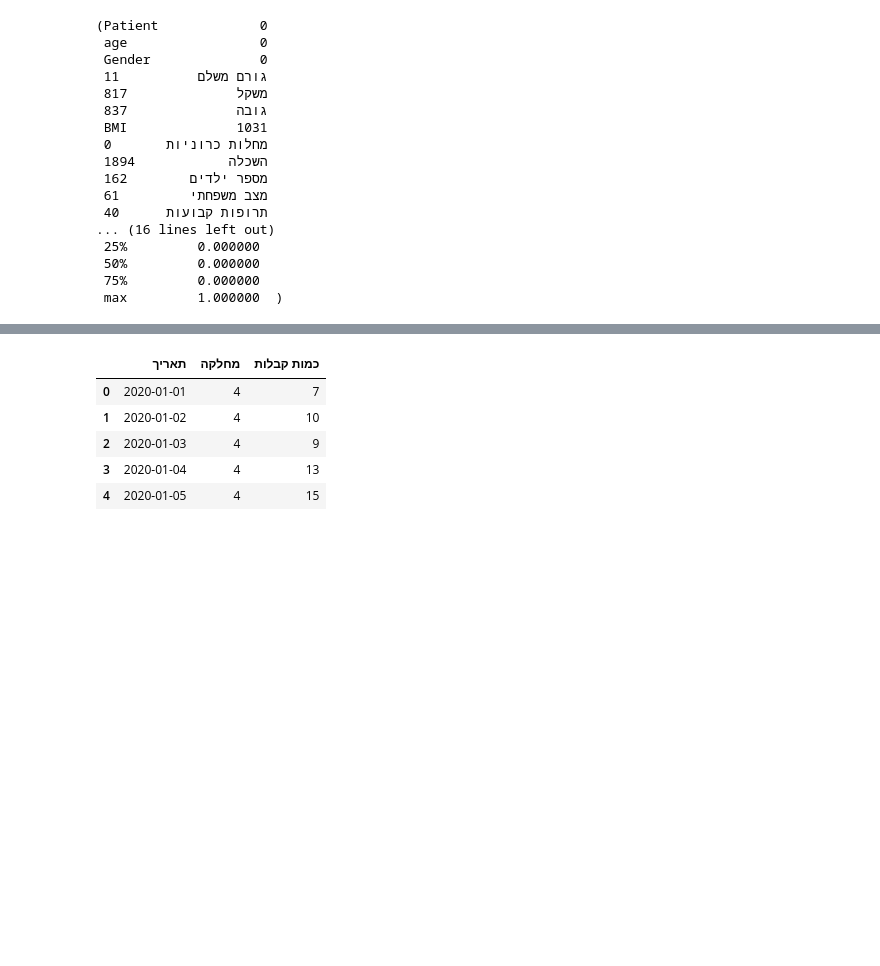
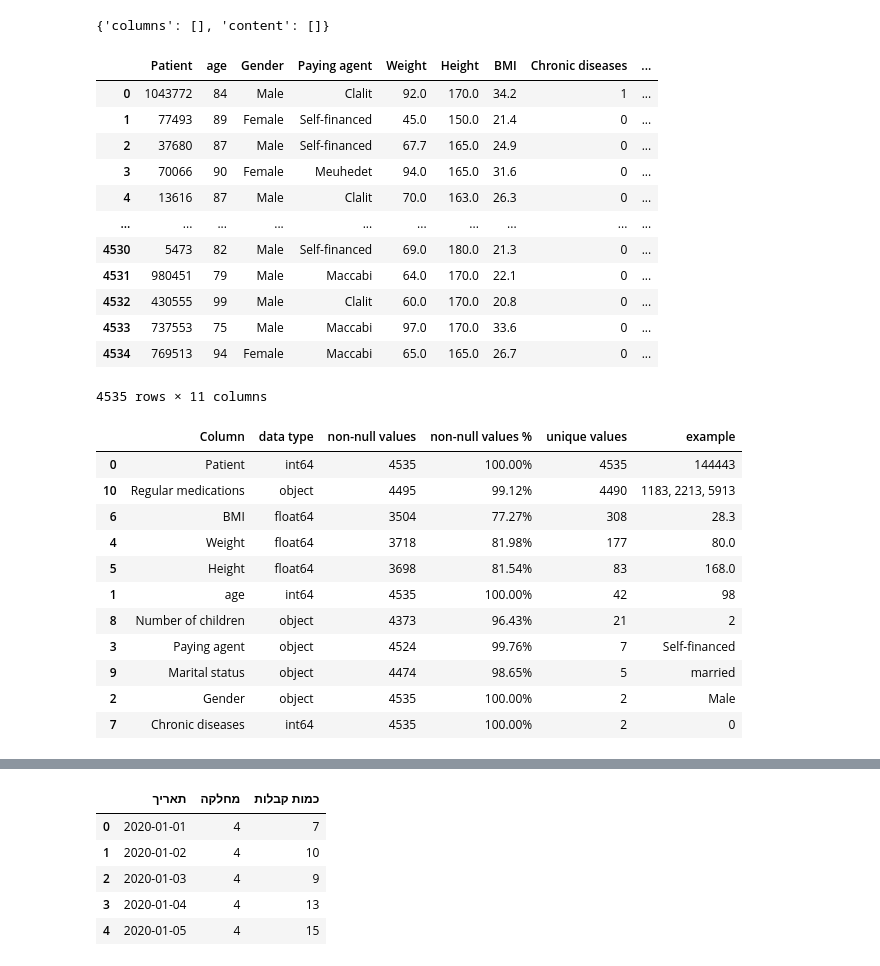
Before and after one commit to RyanWri/data-science2-lab-final-project, a Jupyter notebook: src/team_4/main.ipynb, the cells around one changed output, grey strips where cells are left out. Saved outputs shown, nothing was run; the diff lists cells and outputs as text; code cells hidden in the pictures; blank space fills up the shorter version.

```diff
--- a/src/team_4/main.ipynb
+++ b/src/team_4/main.ipynb
@@ -20,26 +215,40 @@ FileNotFoundError: [Errno 2] No such file or directory: 'src\\data\\GeneralData.
+# %%
+# validate that all the hebrew text was translated.
+# if not, that's probably due to special characters
+content = extract_hebrew_content(general_data_df)
+content
+# %% [output]
+{'columns': [], 'content': []}
+# %%
+general_data_df
+# %% [output]
+|  | Patient | age | Gender | Paying agent | Weight | Height | BMI | Chronic diseases | ... |
+| 0 | 1043772 | 84 | Male | Clalit | 92.0 | 170.0 | 34.2 | 1 | ... |
+| 1 | 77493 | 89 | Female | Self-financed | 45.0 | 150.0 | 21.4 | 0 | ... |
+| 2 | 37680 | 87 | Male | Self-financed | 67.7 | 165.0 | 24.9 | 0 | ... |
+| 3 | 70066 | 90 | Female | Meuhedet | 94.0 | 165.0 | 31.6 | 0 | ... |
+| 4 | 13616 | 87 | Male | Clalit | 70.0 | 163.0 | 26.3 | 0 | ... |
+| ... | ... | ... | ... | ... | ... | ... | ... | ... | ... |
+| 4530 | 5473 | 82 | Male | Self-financed | 69.0 | 180.0 | 21.3 | 0 | ... |
+| 4531 | 980451 | 79 | Male | Maccabi | 64.0 | 170.0 | 22.1 | 0 | ... |
+| 4532 | 430555 | 99 | Male | Clalit | 60.0 | 170.0 | 20.8 | 0 | ... |
+| 4533 | 737553 | 75 | Male | Maccabi | 97.0 | 170.0 | 33.6 | 0 | ... |
+| 4534 | 769513 | 94 | Female | Maccabi | 65.0 | 165.0 | 26.7 | 0 | ... |
+4535 rows × 11 columns
 # %%
 # Check for missing data
-missing_data_summary = general_data_df.isnull().sum()
-
 # Get basic statistics to identify potential outliers and data ranges
-basic_stats = general_data_df.describe()
-
-missing_data_summary, basic_stats
+summary(general_data_df)
 # %% [output]
-(Patient             0
- age                 0
- Gender              0
- גורם משלם          11
- משקל              817
- גובה              837
- BMI              1031
- מחלות כרוניות       0
- השכלה            1894
- מספר ילדים        162
- מצב משפחתי         61
- תרופות קבועות      40
-... (16 lines left out)
- 25%         0.000000
- 50%         0.000000
- 75%         0.000000
- max         1.000000  )
+|  | Column | data type | non-null values | non-null values % | unique values | example |
+| 0 | Patient | int64 | 4535 | 100.00% | 4535 | 144443 |
+| 10 | Regular medications | object | 4495 | 99.12% | 4490 | 1183, 2213, 5913 |
+| 6 | BMI | float64 | 3504 | 77.27% | 308 | 28.3 |
+| 4 | Weight | float64 | 3718 | 81.98% | 177 | 80.0 |
+| 5 | Height | float64 | 3698 | 81.54% | 83 | 168.0 |
+| 1 | age | int64 | 4535 | 100.00% | 42 | 98 |
+| 8 | Number of children | object | 4373 | 96.43% | 21 | 2 |
+| 3 | Paying agent | object | 4524 | 99.76% | 7 | Self-financed |
+| 9 | Marital status | object | 4474 | 98.65% | 5 | married |
+| 2 | Gender | object | 4535 | 100.00% | 2 | Male |
+| 7 | Chronic diseases | int64 | 4535 | 100.00% | 2 | 0 |
```
Also changed, not shown: parts of 34 cells of this notebook.
